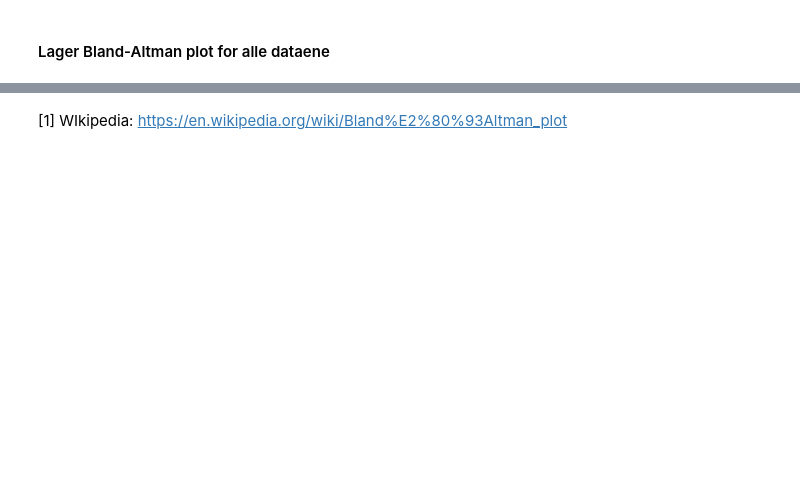
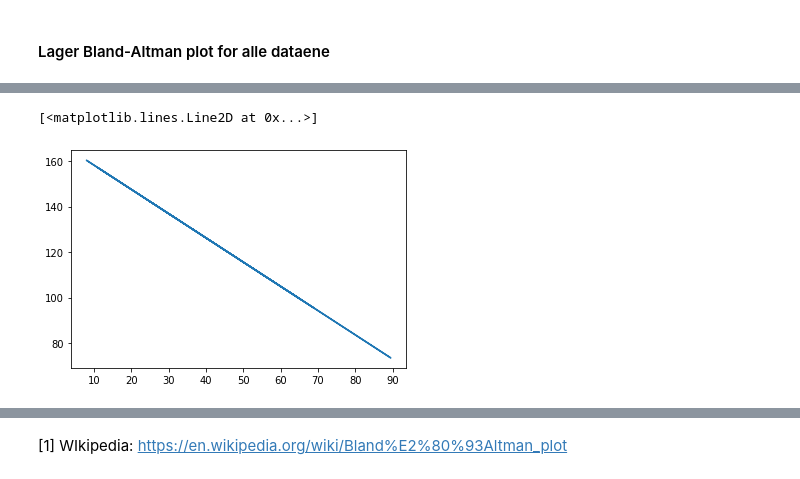
Before and after one commit to Bsingstad/Bland-Altman-analysis, a Jupyter notebook: Bland-Altman.ipynb, the cells around one changed output, grey strips where cells are left out. Cells and saved outputs as stored; diff of their text form; code cells hidden in the pictures; blank space fills up the shorter version.

```diff
--- a/Bland-Altman.ipynb
+++ b/Bland-Altman.ipynb
@@ -149,3 +196,9 @@ plt.show()
+# %%
+m, b = np.polyfit(data[0][0].iloc[0:,0], data[0][1].iloc[0:,0], 1)
+plt.plot((data[0][0].iloc[0:,0]), m*(data[0][0].iloc[0:,0]) + b)
+# %% [output]
+[<matplotlib.lines.Line2D at 0x...>]
+[figure, added]
 # %% [markdown]
 [1]:http://www.quotedb.com/quotes/2112
 # %% [markdown]
```
Also changed, not shown: parts of 6 cells of this notebook, 21 other files.
